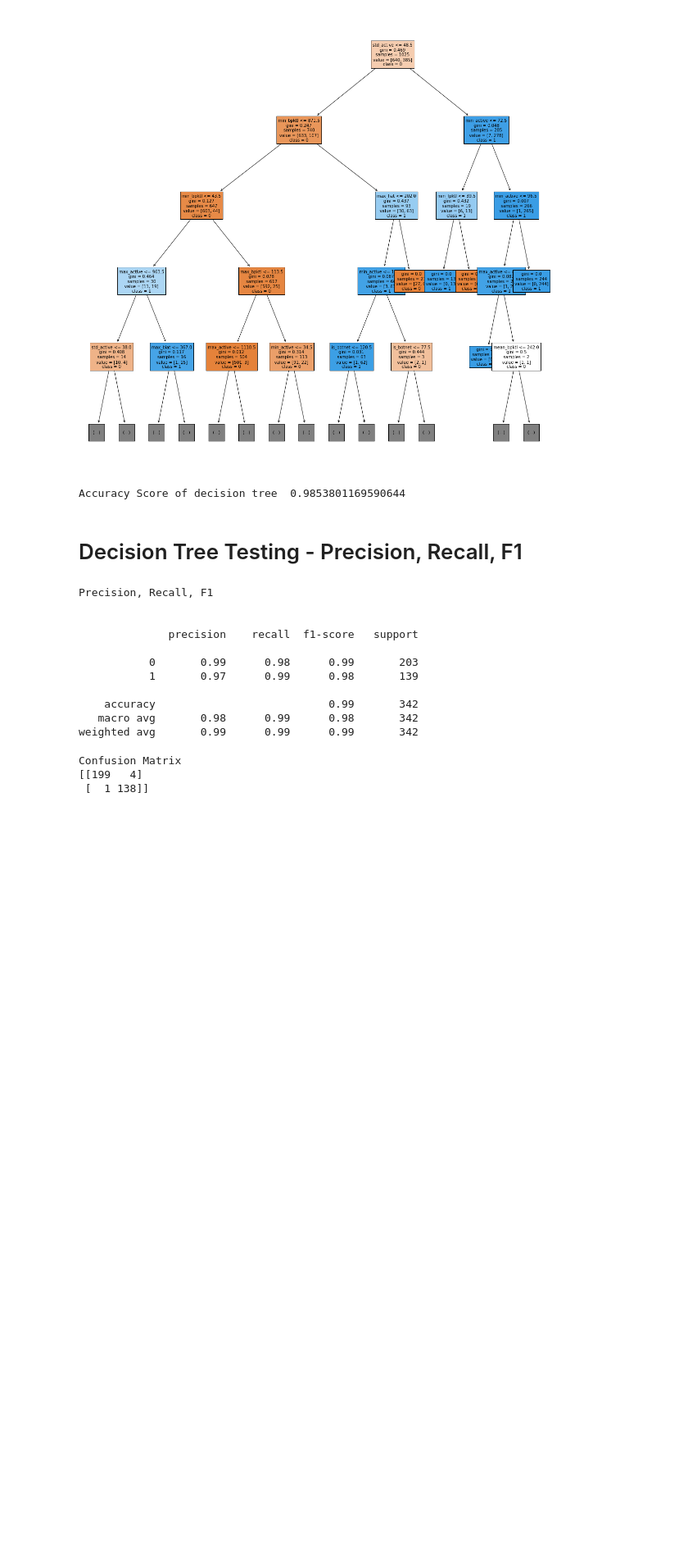
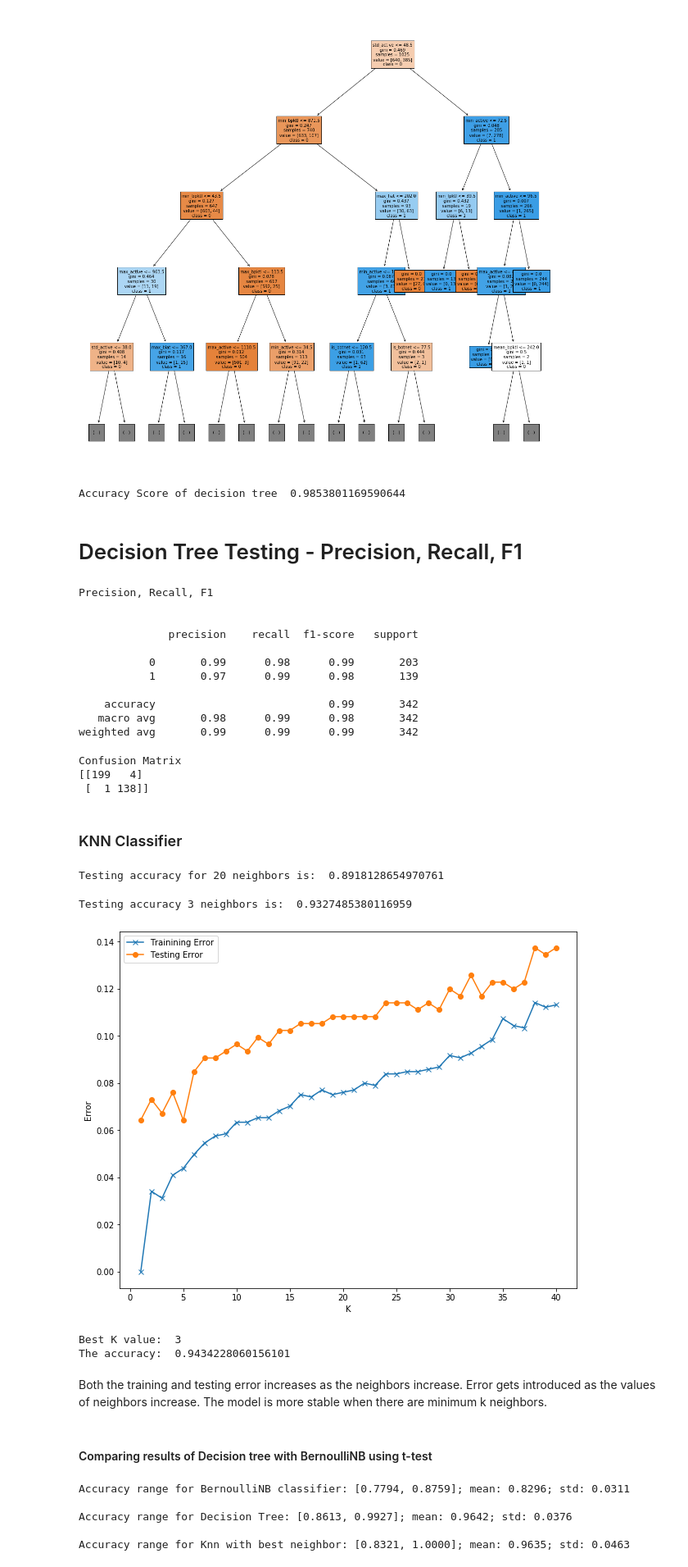
Before and after one commit to NSoni25/Botnet-Detection-Project, a Jupyter notebook: Botnet_Detection.ipynb, the cells around one changed output. Shown at 82% size. Drawn from its saved outputs; the diff is of its cells as text; code cells hidden in the pictures; blank space fills up the shorter version.

```diff
--- a/Botnet_Detection.ipynb
+++ b/Botnet_Detection.ipynb
@@ -451,3 +451,5 @@ print('\n')
 Confusion Matrix
 [[199   4]
  [  1 138]]
+# %% [markdown]
+### KNN Classifier
@@ -453,0 +458,63 @@ Confusion Matrix
+# %%
+# Create and training a KNN classifier model with neighbors 20
+knn = KNeighborsClassifier(n_neighbors = 20)
+knn.fit(X_train, y_train)
+
+# Use the model to predict testing data
+y_pred = knn.predict(X_test)
+accuracy = accuracy_score(y_pred, y_test)
+print('Testing accuracy for 20 neighbors is: ', accuracy)
+# %% [output]
+Testing accuracy for 20 neighbors is:  0.8918128654970761
+# %%
+# Create and training a KNN classifier model with neighbors 3
+knn1 = KNeighborsClassifier(n_neighbors = 3)
+knn1.fit(X_train, y_train)
+
+# Use the model to predict testing data
+y_pred = knn1.predict(X_test)
+accuracy = accuracy_score(y_pred, y_test)
+print('Testing accuracy 3 neighbors is: ', accuracy)
+# %% [output]
+Testing accuracy 3 neighbors is:  0.9327485380116959
+# %%
+# Plot the accurcy trend w.r.t. K
+training_error=list()
+testing_error=list()
+
+for i in range(1, 41):
+    k = KNeighborsClassifier(n_neighbors = i)
+    k.fit(X_train, y_train)
+    training_error.append(1.0-accuracy_score(k.predict(X_train), y_train))
+    testing_error.append(1.0-accuracy_score(k.predict(X_test), y_test))
+
+matplotlib.rcParams['figure.figsize'] = (10 , 8)
+# Plot the relationship
+plt.plot(range(1, 41), training_error, marker='x', label='Trainining Error')
+plt.plot(range(1, 41), testing_error, marker='o', label='Testing Error')
+plt.xlabel('K')
+plt.ylabel('Error')
+plt.legend(loc='best')
+plt.show()
+# %% [output]
+[figure, added]
+# %%
+from sklearn.model_selection import GridSearchCV
+# Define search space for parameters
+parameter_grid = {'n_neighbors': range(1, 55)}
+
+# Create the machine learning model
+knn3 = KNeighborsClassifier()
+knn3_clf = GridSearchCV(knn3, parameter_grid, scoring='accuracy', cv=10)
+knn3_clf.fit(X_train, y_train)
+
+# Identify the best parameter(s)
+print('Best K value: ', knn3_clf.best_params_['n_neighbors'])
+print('The accuracy: ', knn3_clf.best_score_)
+# %% [output]
+Best K value:  3
+The accuracy:  0.9434228060156101
+# %% [markdown]
+Both the training and testing error increases as the neighbors increase. Error gets introduced as the values of neighbors increase. The model is more stable when there are minimum k neighbors.
+# %% [markdown]
+#### Comparing results of Decision tree with BernoulliNB using t-test
@@ -453,0 +524,15 @@ Confusion Matrix
+# %%
+scores_bnb = cross_val_score(Br, X, y, cv=10)
+print('Accuracy range for BernoulliNB classifier: [%.4f, %.4f]; mean: %.4f; std: %.4f\n'% (scores_bnb.min(), scores_bnb.max(), scores_bnb.mean(), scores_bnb.std()))
+
+scores_dtree = cross_val_score(clf, X, y, cv=10)
+print('Accuracy range for Decision Tree: [%.4f, %.4f]; mean: %.4f; std: %.4f\n'% (scores_dtree.min(), scores_dtree.max(), scores_dtree.mean(), scores_dtree.std()))
+
+scores_knn = cross_val_score(knn1, X, y, cv=10)
+print('Accuracy range for Knn with best neighbor: [%.4f, %.4f]; mean: %.4f; std: %.4f\n'% (scores_knn.min(), scores_knn.max(), scores_knn.mean(), scores_knn.std()))
+# %% [output]
+Accuracy range for BernoulliNB classifier: [0.7794, 0.8759]; mean: 0.8296; std: 0.0311
+
+Accuracy range for Decision Tree: [0.8613, 0.9927]; mean: 0.9642; std: 0.0376
+
+Accuracy range for Knn with best neighbor: [0.8321, 1.0000]; mean: 0.9635; std: 0.0463
```
Also changed, not shown: parts of 11 cells of this notebook.
